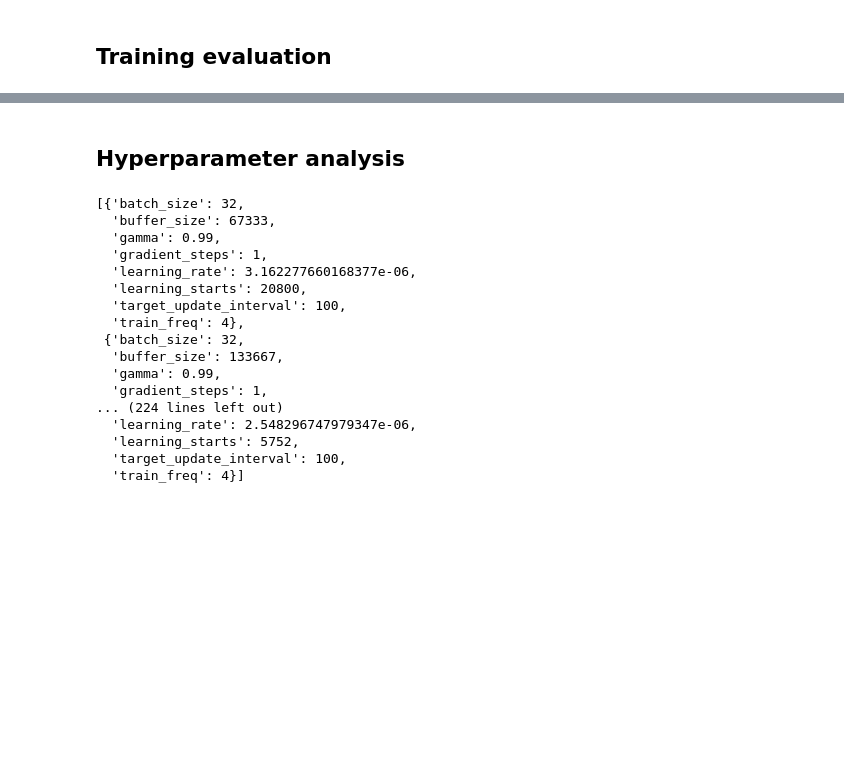
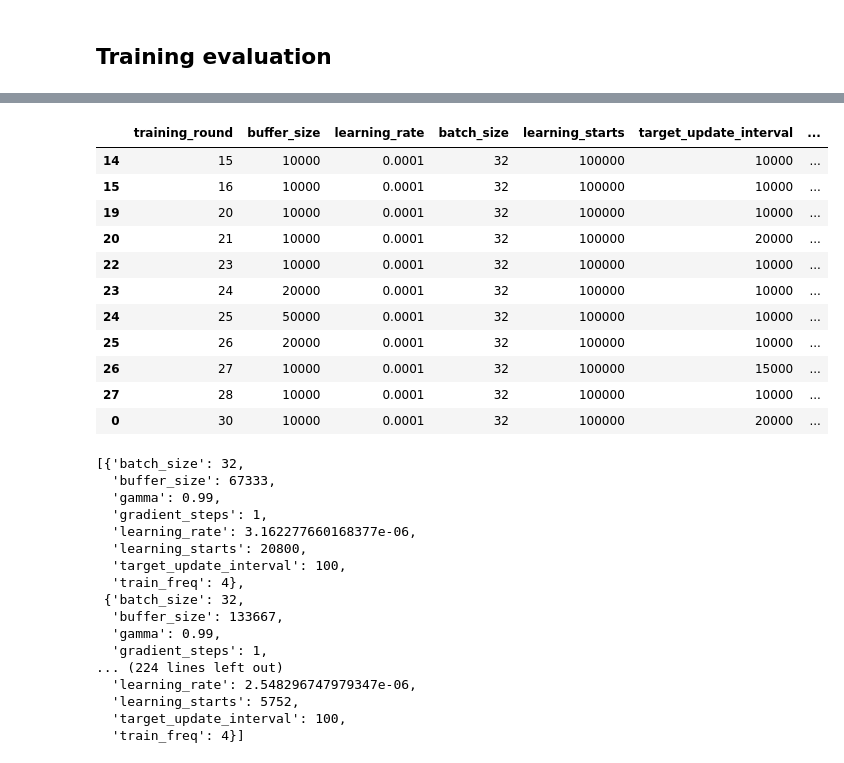
Before and after one commit to NickKirilov/atari-games, a Jupyter notebook: pacman.ipynb, the cells around one changed output, grey strips where cells are left out. Cells and saved outputs as stored; diff of their text form; code cells hidden in the pictures; blank space fills up the shorter version.

```diff
--- a/pacman.ipynb
+++ b/pacman.ipynb
@@ -97,2 +119,15 @@ new_training_data.tail(5)
-# %% [markdown]
-## Hyperparameter analysis
+# %%
+eval_params[eval_params["mean_eval_returns"] > 700]
+# %% [output]
+|  | training_round | buffer_size | learning_rate | batch_size | learning_starts | target_update_interval | ... |
+| 14 | 15 | 10000 | 0.0001 | 32 | 100000 | 10000 | ... |
+| 15 | 16 | 10000 | 0.0001 | 32 | 100000 | 10000 | ... |
+| 19 | 20 | 10000 | 0.0001 | 32 | 100000 | 10000 | ... |
+| 20 | 21 | 10000 | 0.0001 | 32 | 100000 | 20000 | ... |
+| 22 | 23 | 10000 | 0.0001 | 32 | 100000 | 10000 | ... |
+| 23 | 24 | 20000 | 0.0001 | 32 | 100000 | 10000 | ... |
+| 24 | 25 | 50000 | 0.0001 | 32 | 100000 | 10000 | ... |
+| 25 | 26 | 20000 | 0.0001 | 32 | 100000 | 10000 | ... |
+| 26 | 27 | 10000 | 0.0001 | 32 | 100000 | 15000 | ... |
+| 27 | 28 | 10000 | 0.0001 | 32 | 100000 | 10000 | ... |
+| 0 | 30 | 10000 | 0.0001 | 32 | 100000 | 20000 | ... |
```
Also changed, not shown: parts of 9 cells of this notebook, 33 other files.
